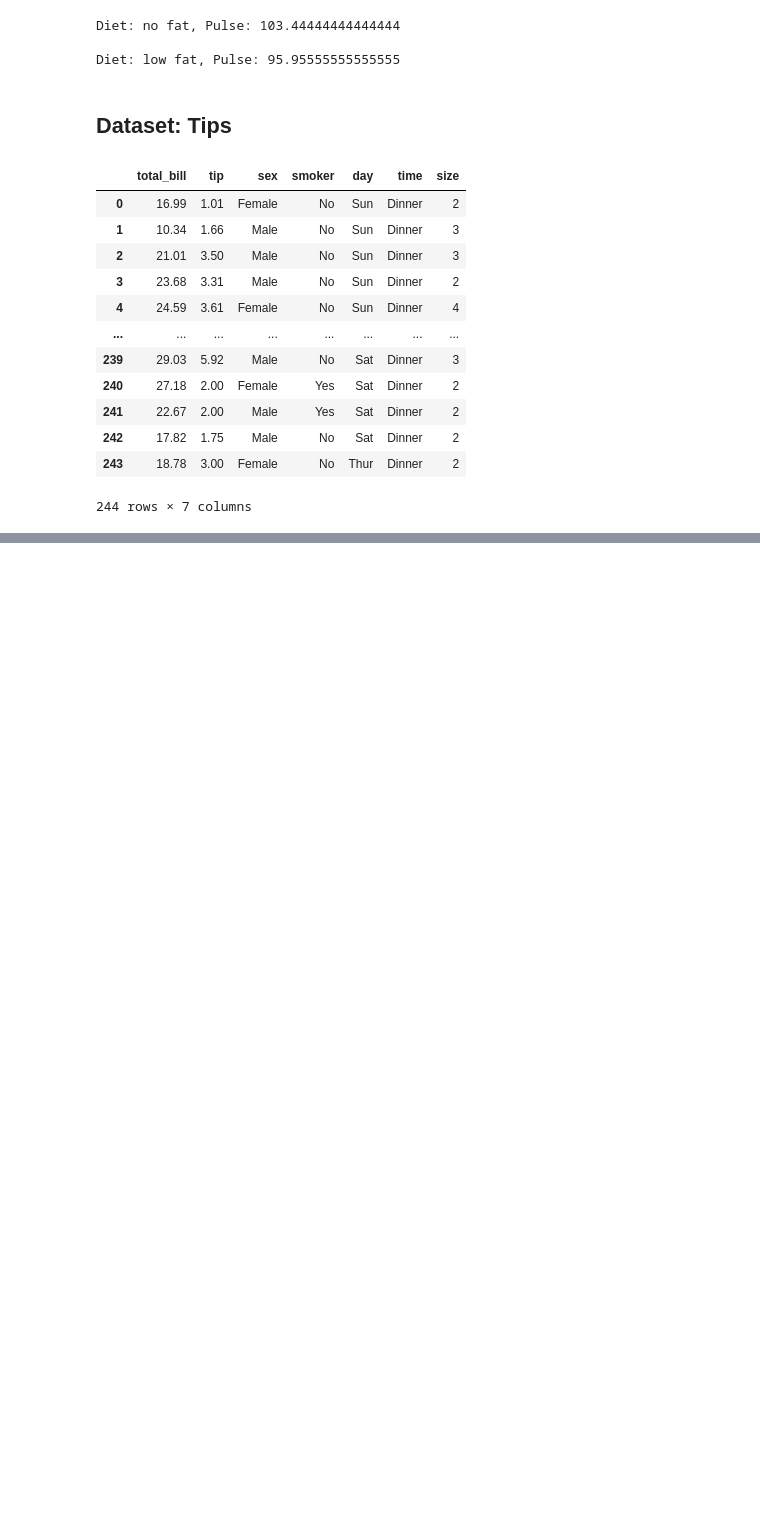
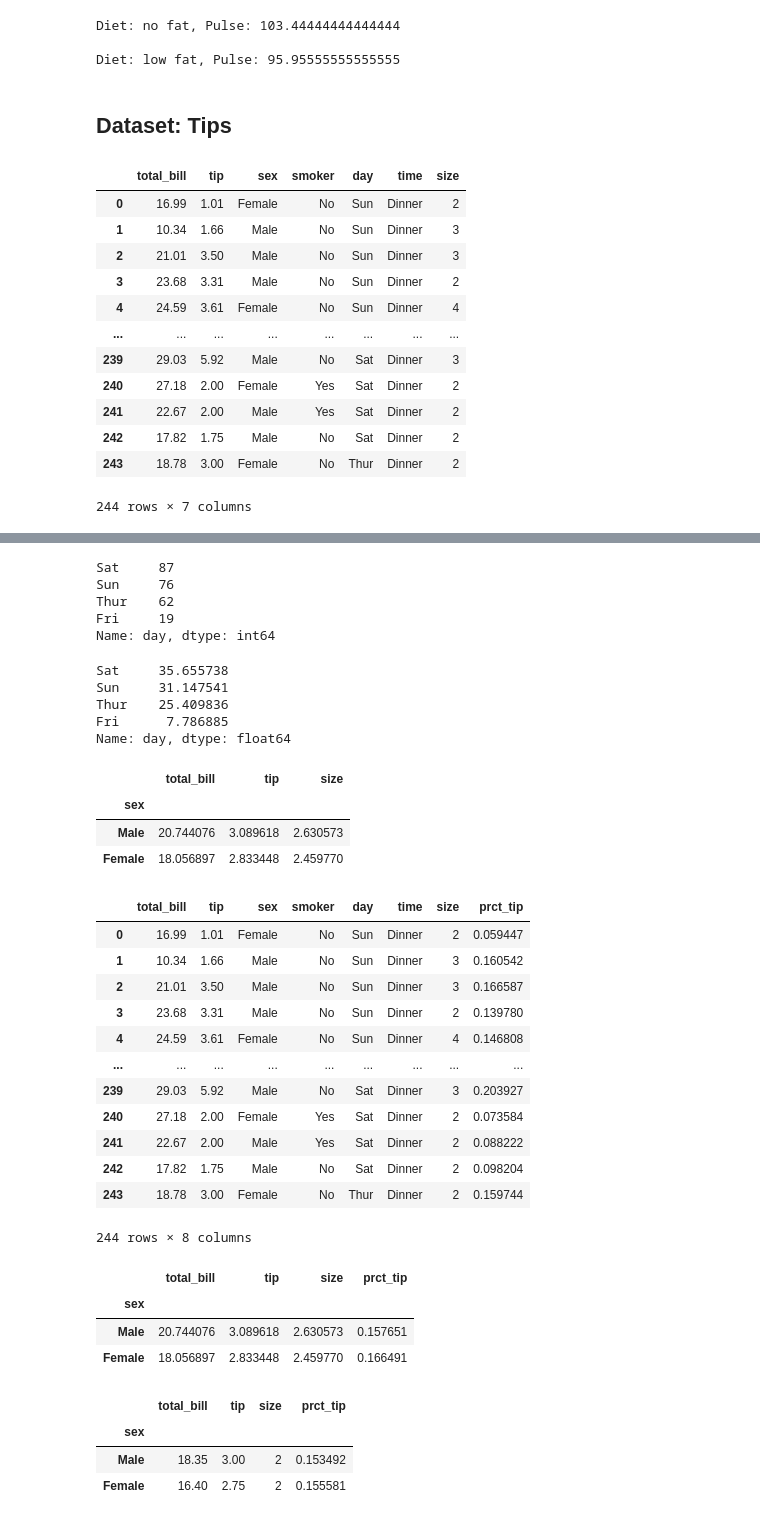
Before and after one commit to davidcasr/big-data, a Jupyter notebook: notebooks/05 Pandas/08 GroupBy y Aggregation .ipynb, the cells around one changed output, grey strips where cells are left out. Cells and saved outputs as stored; diff of their text form; code cells hidden in the pictures; blank space fills up the shorter version.

```diff
--- a/notebooks/05 Pandas/08 GroupBy y Aggregation .ipynb
+++ b/notebooks/05 Pandas/08 GroupBy y Aggregation .ipynb
@@ -88,0 +104,54 @@ df
+# %%
+df['day'].value_counts()
+# %% [output]
+Sat     87
+Sun     76
+Thur    62
+Fri     19
+Name: day, dtype: int64
+# %%
+df['day'].value_counts() / df['day'].value_counts().sum() * 100
+# %% [output]
+Sat     35.655738
+Sun     31.147541
+Thur    25.409836
+Fri      7.786885
+Name: day, dtype: float64
+# %%
+df.groupby('sex').mean()
+# %% [output]
+|  | total_bill | tip | size |
+| sex |  |  |  |
+| Male | 20.744076 | 3.089618 | 2.630573 |
+| Female | 18.056897 | 2.833448 | 2.459770 |
+# %%
+df['prct_tip'] = df['tip']/df['total_bill']
+df
+# %% [output]
+|  | total_bill | tip | sex | smoker | day | time | size | prct_tip |
+| 0 | 16.99 | 1.01 | Female | No | Sun | Dinner | 2 | 0.059447 |
+| 1 | 10.34 | 1.66 | Male | No | Sun | Dinner | 3 | 0.160542 |
+| 2 | 21.01 | 3.50 | Male | No | Sun | Dinner | 3 | 0.166587 |
+| 3 | 23.68 | 3.31 | Male | No | Sun | Dinner | 2 | 0.139780 |
+| 4 | 24.59 | 3.61 | Female | No | Sun | Dinner | 4 | 0.146808 |
+| ... | ... | ... | ... | ... | ... | ... | ... | ... |
+| 239 | 29.03 | 5.92 | Male | No | Sat | Dinner | 3 | 0.203927 |
+| 240 | 27.18 | 2.00 | Female | Yes | Sat | Dinner | 2 | 0.073584 |
+| 241 | 22.67 | 2.00 | Male | Yes | Sat | Dinner | 2 | 0.088222 |
+| 242 | 17.82 | 1.75 | Male | No | Sat | Dinner | 2 | 0.098204 |
+| 243 | 18.78 | 3.00 | Female | No | Thur | Dinner | 2 | 0.159744 |
+244 rows × 8 columns
+# %%
+df.groupby('sex').mean()
+# %% [output]
+|  | total_bill | tip | size | prct_tip |
+| sex |  |  |  |  |
+| Male | 20.744076 | 3.089618 | 2.630573 | 0.157651 |
+| Female | 18.056897 | 2.833448 | 2.459770 | 0.166491 |
+# %%
+df.groupby('sex').median()
+# %% [output]
+|  | total_bill | tip | size | prct_tip |
+| sex |  |  |  |  |
+| Male | 18.35 | 3.00 | 2 | 0.153492 |
+| Female | 16.40 | 2.75 | 2 | 0.155581 |
```
Also changed, not shown: parts of 27 cells of this notebook, 4 other files.
